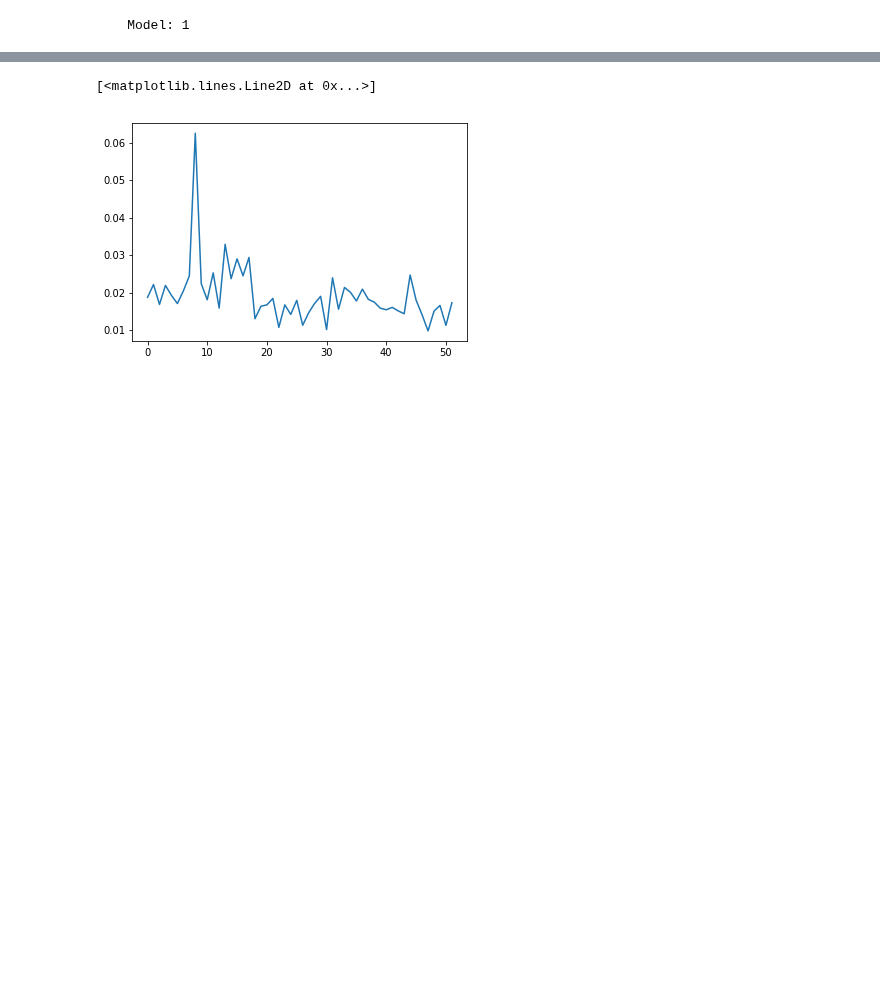
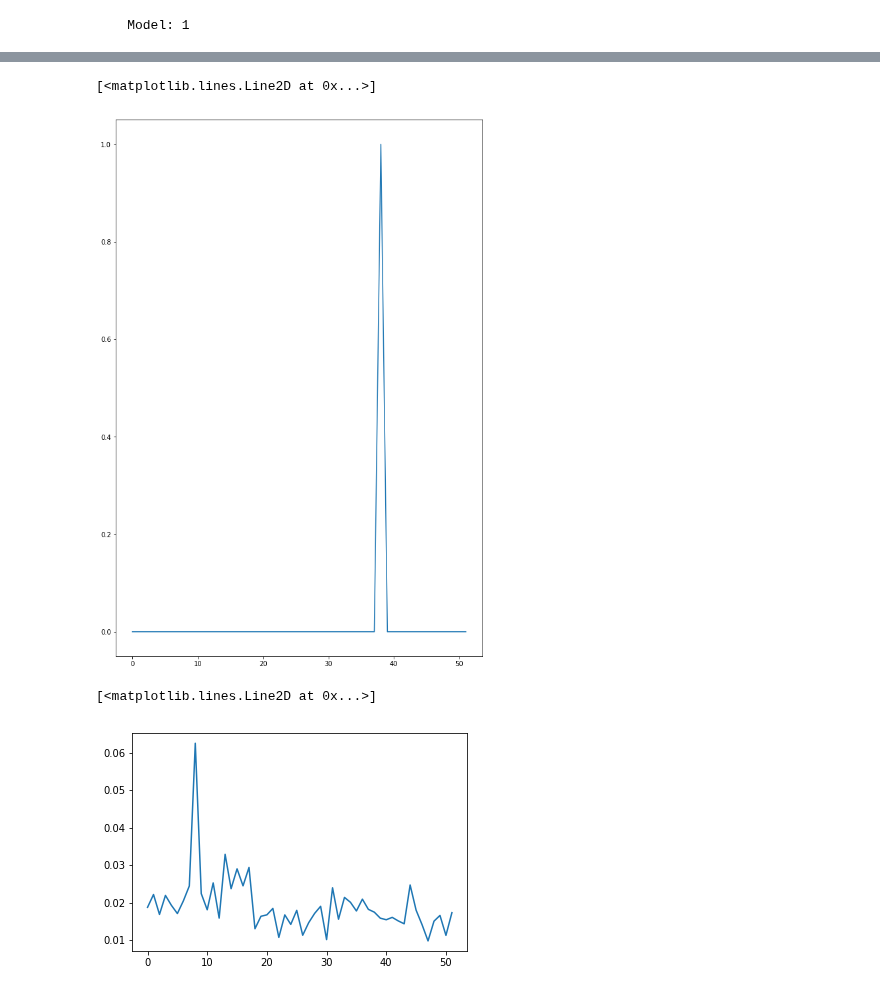
Before and after one commit to GPadley/EE4-68-PR, a Jupyter notebook: CW1/1.3_b.ipynb, the cells around one changed output, grey strips where cells are left out. Saved outputs shown, nothing was run; the diff lists cells and outputs as text; code cells hidden in the pictures; blank space fills up the shorter version.

```diff
--- a/CW1/1.3_b.ipynb
+++ b/CW1/1.3_b.ipynb
@@ -292,3 +343,10 @@ probb = prob_pred(v_opt, X_train, l_train)
+# %%
+prod_probs = np.prod(probz, axis=0)
+
+plt.plot(prod_probs[2]/np.max(prod_probs[2]))
+# %% [output]
+[<matplotlib.lines.Line2D at 0x...>]
+[figure, added]
 # %%
 plt.plot(probb[3])
 # %% [output]
```
Also changed, not shown: parts of 9 cells of this notebook, 4 other files.
